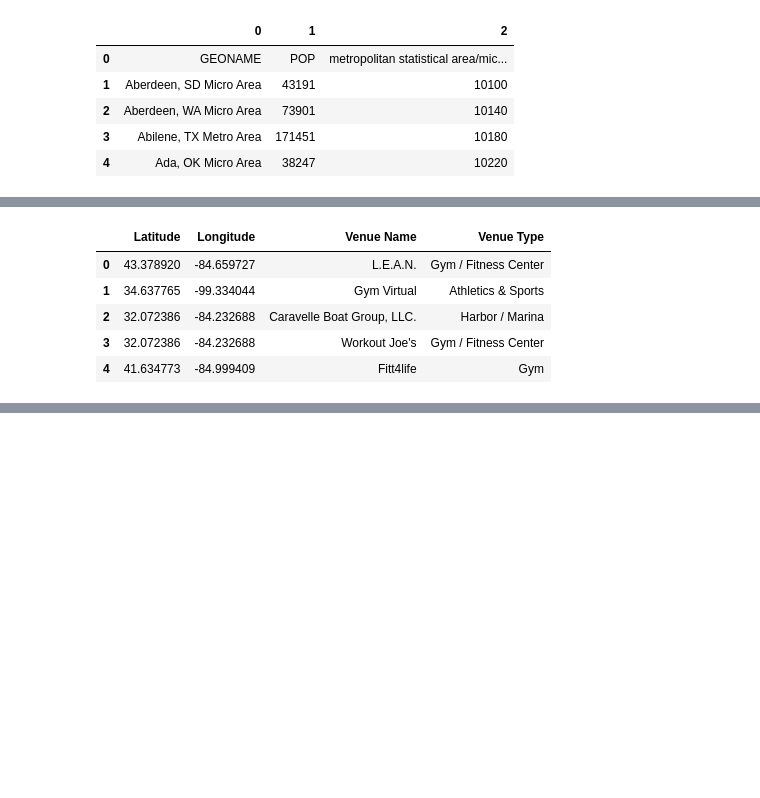
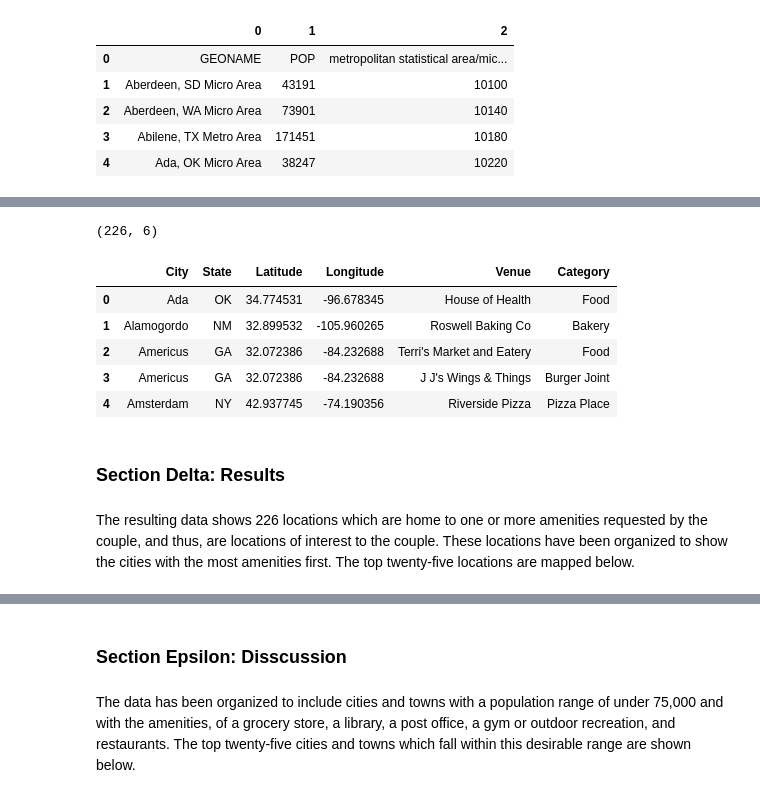
Before and after one commit to yvettejanecek/Coursera_Capstone, a Jupyter notebook: Coursera Capstone Neighboorhoods.ipynb, the cells around one changed output, grey strips where cells are left out. Saved outputs shown, nothing was run; the diff lists cells and outputs as text; code cells hidden in the pictures; blank space fills up the shorter version.

```diff
--- a/Coursera Capstone Neighboorhoods.ipynb
+++ b/Coursera Capstone Neighboorhoods.ipynb
@@ -153,6 +139,6 @@ df.shape
 df.to_csv(r'F:\dataframe.csv')
 df2.to_csv(r'F:\dataframe2.csv')
 # %%
-data=pd.concat([df, df2], axis = 1)
-data.head()
+df_full=pd.concat([df, df2], axis = 1)
+df_full.head()
 # %% [output]
@@ -164,0 +151,5 @@ data.head()
+# %%
+df_full.dropna(how='any', inplace=True)
+df_full.reset_index(drop=True)
+print(df_full.shape)
+df_full.head()
@@ -170,7 +169,7 @@ data.head()
 #Outdoors & Recreations 4d4b7105d754a06377d81259
 #Post Office 4bf58dd8d48988d172941735
 
-CategoryIds=['4bf58dd8d48988d118951735','4bf58dd8d48988d12f941735','4d4b7105d754a06377d81259','4bf58dd8d48988d172941735']
+CategoryIds=['4bf58dd8d48988d118951735','4d4b7105d754a06374d81259','4bf58dd8d48988d12f941735','4d4b7105d754a06377d81259','4bf58dd8d48988d172941735']
 categoryId=','.join(CategoryIds)
 print(categoryId)
 # %% [output]
@@ -181,10 +180,10 @@ client_secret = '' # Foursquare API Secret
 version = '20190810' # Foursquare API version YYYYMMDD
 radius = 50 # define radius
 limit = 100 # limit the number of venues returned by Foursquare API
-# create URL
+# create URL and call
 
 venues_list=[]
-for lat, lon, in zip(data['Latitude'],data['Longitude']):
+for lat, lon, in zip(df_full['Latitude'],df_full['Longitude']):
     FourSquare_url = 'https://api.foursquare.com/v2/venues/explore?&client_id={}&client_secret={}&v={}&ll={},{}&radius={}&categoryId={}&limit={}'.format(
         client_id,
         client_secret,
@@ -197,16 +196,26 @@ for lat, lon, in zip(data['Latitude'],data['Longitude']):
 
     results2=requests.get(FourSquare_url).json()['response']['groups'][0]['items']
 
-    for venue in results2:
-        venues_list.append((
-            lat,
-            lon,
-            venue['venue']['name'],
-            venue['venue']['categories'][0]['name']))
+    for item in results2:
+        venue_name=item['venue']['name']
+        venue_category=item['venue']['categories'][0]['name']
+        try:
+            venue_city=item['venue']['location']['city']
+        except:
+            venue_city='N/A'
+        venue_state=item['venue']['location']['state']
 
-venues_df=pd.DataFrame(venues_list)
-venues_df.columns=['City','Population','Latitude','Longitude','Venue Name','Venue Type']
+        venues_list.append([(
+                venue_city,
+                venue_state,
+                lat,
+                lon,
+                venue_name,
+                venue_category)])
 
+
+venues_df=pd.DataFrame([item for venue_list in venues_list for item in venue_list])
+venues_df.columns=["City","State","Latitude","Longitude","Venue","Category"]
 print(venues_df.shape)
 venues_df.head()
 # %% [output]
@@ -216,13 +235,19 @@ venues_df.to_csv(r'F:\dataframevenues.csv')
 # %%
-venues_df.groupby('Latitude')['Latitude'].count().sort_values(ascending=False)
+venues_df.groupby('City')['City'].count().sort_values(ascending=False)
+print(venues_df.shape)
 venues_df.head()
 # %% [output]
+(226, 6)
-|  | Latitude | Longitude | Venue Name | Venue Type |
-| 0 | 43.378920 | -84.659727 | L.E.A.N. | Gym / Fitness Center |
-| 1 | 34.637765 | -99.334044 | Gym Virtual | Athletics & Sports |
-| 2 | 32.072386 | -84.232688 | Caravelle Boat Group, LLC. | Harbor / Marina |
-| 3 | 32.072386 | -84.232688 | Workout Joe's | Gym / Fitness Center |
-| 4 | 41.634773 | -84.999409 | Fitt4life | Gym |
+|  | City | State | Latitude | Longitude | Venue | Category |
+| 0 | Ada | OK | 34.774531 | -96.678345 | House of Health | Food |
+| 1 | Alamogordo | NM | 32.899532 | -105.960265 | Roswell Baking Co | Bakery |
+| 2 | Americus | GA | 32.072386 | -84.232688 | Terri's Market and Eatery | Food |
+| 3 | Americus | GA | 32.072386 | -84.232688 | J J's Wings & Things | Burger Joint |
+| 4 | Amsterdam | NY | 42.937745 | -74.190356 | Riverside Pizza | Pizza Place |
+# %% [markdown]
+### Section Delta:  Results
+# %% [markdown]
+The resulting data shows 226 locations which are home to one or more amenities requested by the couple, and thus, are locations of interest to the couple.  These locations have been organized to show the cities with the most amenities first.  The top twenty-five locations are mapped below.
 # %%
 venues_df_top=venues_df.iloc[0:25]
 # %%
@@ -233,6 +258,10 @@ venues_df_top.apply(lambda row:folium.Marker(location=[row["Latitude"],
 map
 # %% [output]
 [interactive output not drawn]
+# %% [markdown]
+### Section Epsilon:  Disscussion
+# %% [markdown]
+The data has been organized to include cities and towns with a population range of under 75,000 and with the amenities, of a grocery store, a library, a post office, a gym or outdoor recreation, and restaurants.  The top twenty-five cities and towns which fall within this desirable range are shown below.
 # %%
 venues_df.head(25)
 # %% [output]
```
Also changed, not shown: parts of 19 cells of this notebook.
